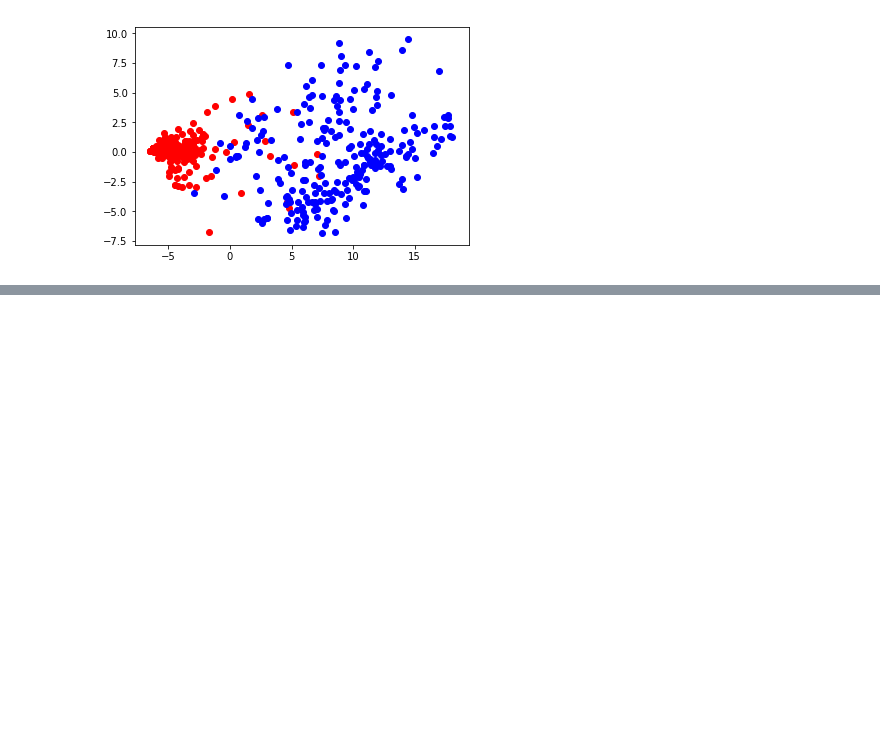
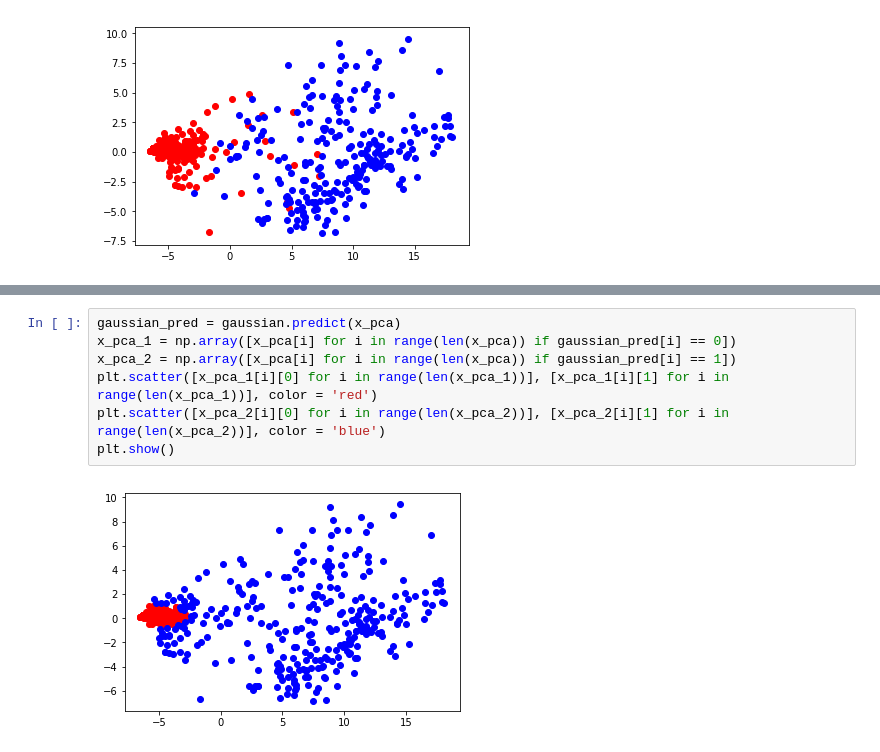
Before and after one commit to adityapatelgithub/STATproject, a Jupyter notebook: Untitled.ipynb, the cells around one changed output, grey strips where cells are left out. Saved outputs shown, nothing was run; the diff lists cells and outputs as text; blank space fills up the shorter version.

```diff
--- a/Untitled.ipynb
+++ b/Untitled.ipynb
@@ -106,0 +115,9 @@ plt.show()
+# %%
+gaussian_pred = gaussian.predict(x_pca)
+x_pca_1 = np.array([x_pca[i] for i in range(len(x_pca)) if gaussian_pred[i] == 0])
+x_pca_2 = np.array([x_pca[i] for i in range(len(x_pca)) if gaussian_pred[i] == 1])
+plt.scatter([x_pca_1[i][0] for i in range(len(x_pca_1))], [x_pca_1[i][1] for i in range(len(x_pca_1))], color = 'red')
+plt.scatter([x_pca_2[i][0] for i in range(len(x_pca_2))], [x_pca_2[i][1] for i in range(len(x_pca_2))], color = 'blue')
+plt.show()
+# %% [output]
+[figure, added]
```
Also changed, not shown: parts of 1 cell of this notebook.
